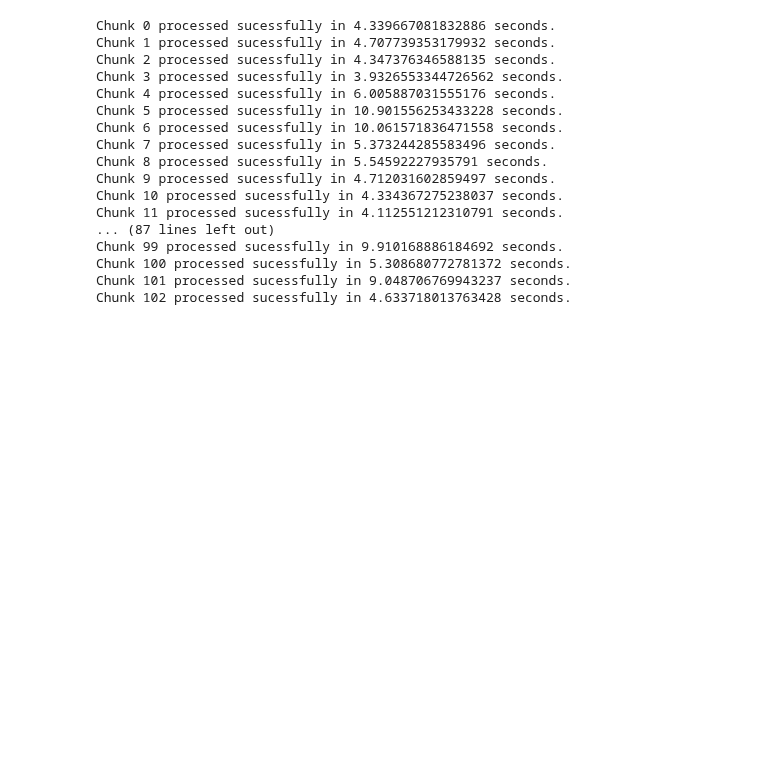
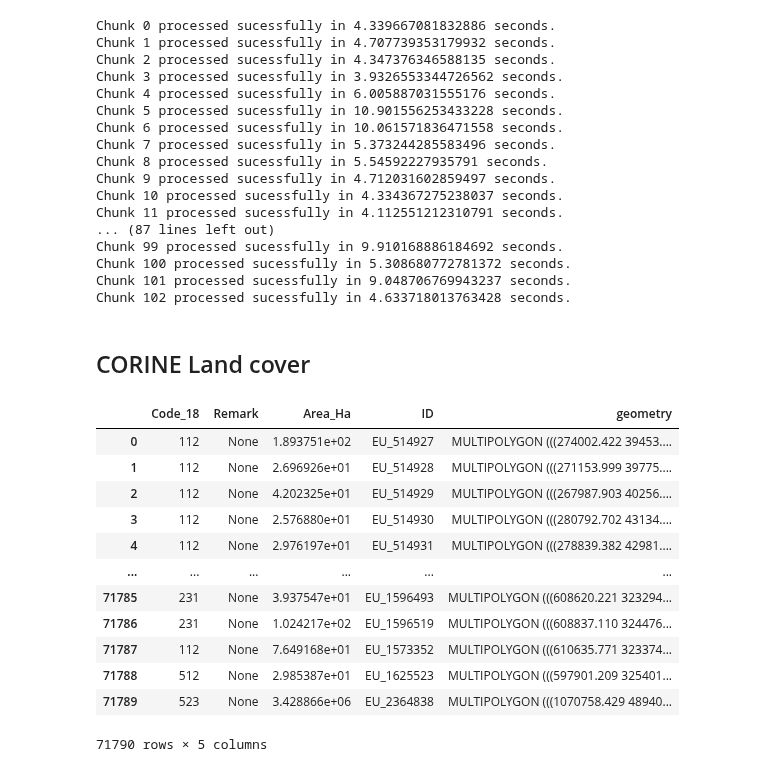
Before and after one commit to urbangrammarai/spatial_signatures, a Jupyter notebook: measuring/functional_data.ipynb, the cells around one changed output. Saved outputs shown, nothing was run; the diff lists cells and outputs as text; code cells hidden in the pictures; blank space fills up the shorter version.

Commit message:
final functional

```diff
--- a/measuring/functional_data.ipynb
+++ b/measuring/functional_data.ipynb
@@ -224,3 +225,23 @@ Chunk 99 processed sucessfully in 9.910168886184692 seconds.
 Chunk 100 processed sucessfully in 5.308680772781372 seconds.
 Chunk 101 processed sucessfully in 9.048706769943237 seconds.
 Chunk 102 processed sucessfully in 4.633718013763428 seconds.
+# %% [markdown]
+## CORINE Land cover
+# %%
+corine = gpd.read_parquet("../../urbangrammar_samba/functional_data/land_use/corine/corine_gb.pq")
+# %%
+corine
+# %% [output]
+|  | Code_18 | Remark | Area_Ha | ID | geometry |
+| 0 | 112 | None | 1.893751e+02 | EU_514927 | MULTIPOLYGON (((274002.422 39453.... |
+| 1 | 112 | None | 2.696926e+01 | EU_514928 | MULTIPOLYGON (((271153.999 39775.... |
+| 2 | 112 | None | 4.202325e+01 | EU_514929 | MULTIPOLYGON (((267987.903 40256.... |
+| 3 | 112 | None | 2.576880e+01 | EU_514930 | MULTIPOLYGON (((280792.702 43134.... |
+| 4 | 112 | None | 2.976197e+01 | EU_514931 | MULTIPOLYGON (((278839.382 42981.... |
+| ... | ... | ... | ... | ... | ... |
+| 71785 | 231 | None | 3.937547e+01 | EU_1596493 | MULTIPOLYGON (((608620.221 323294... |
+| 71786 | 231 | None | 1.024217e+02 | EU_1596519 | MULTIPOLYGON (((608837.110 324476... |
+| 71787 | 112 | None | 7.649168e+01 | EU_1573352 | MULTIPOLYGON (((610635.771 323374... |
+| 71788 | 512 | None | 2.985387e+01 | EU_1625523 | MULTIPOLYGON (((597901.209 325401... |
+| 71789 | 523 | None | 3.428866e+06 | EU_2364838 | MULTIPOLYGON (((1070758.429 48940... |
+71790 rows × 5 columns
```
Also changed, not shown: parts of 11 cells of this notebook.
